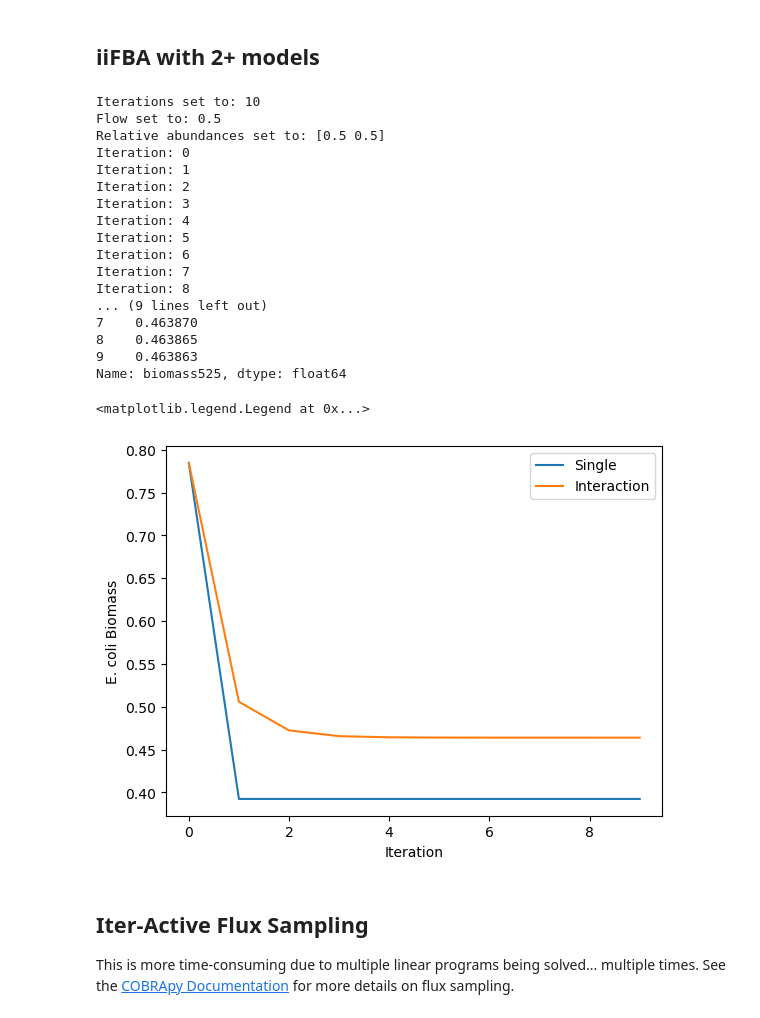
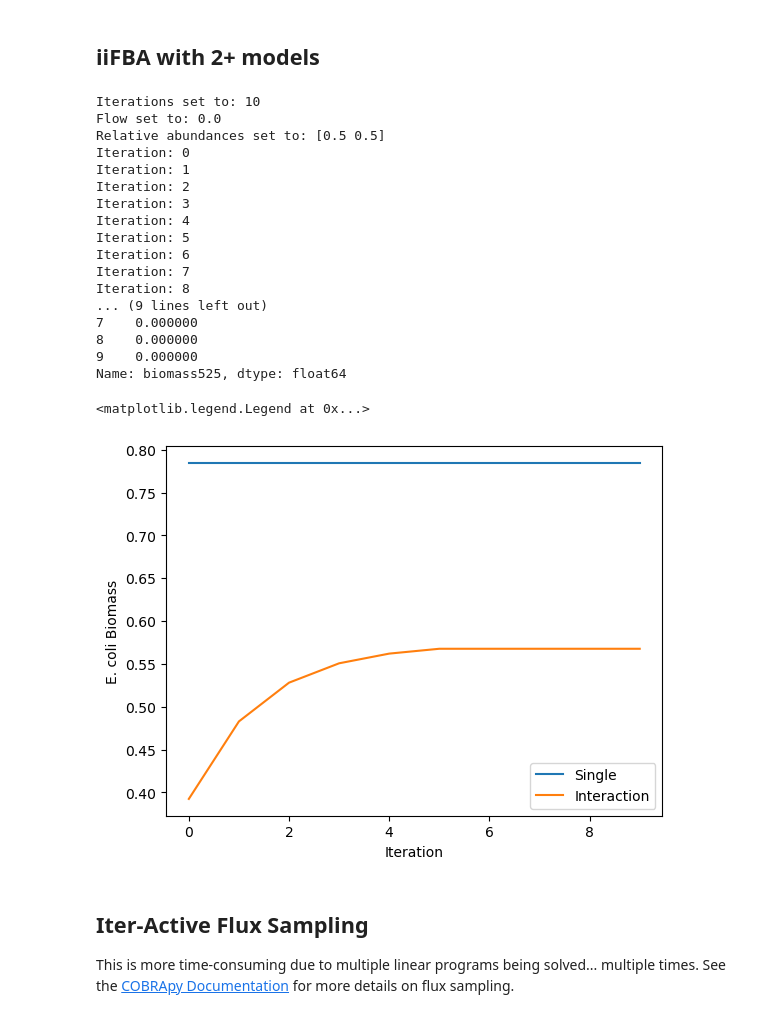
Before and after one commit to m-3-lab/iiFBA, a Jupyter notebook: package/examples/iifba_usage.ipynb, the cells around one changed output. Saved outputs shown, nothing was run; the diff lists cells and outputs as text; code cells hidden in the pictures.

```diff
--- a/package/examples/iifba_usage.ipynb
+++ b/package/examples/iifba_usage.ipynb
@@ -81,7 +95,7 @@ Iter-Active FBA utilizes COBRApy parsimonious FBA for simulation.
 # %%
 from iifba import iipfba
 
-f, F_single = iipfba([EC], media, rel_abund="equal", iters=10, flow=0.5) # defualt values
+f, F_single = iipfba([EC], media, rel_abund="equal", iters=10, flow=0) # defualt values
 
 biomass_id = "biomass525" # change to match biomass rxn id for model
 print(F_single[biomass_id])
@@ -112,13 +126,13 @@ Single Bacteria simulation is simple and will converge to (1-flow)*flow_initial
 # %%
 from iifba import iipfba
 
-f, F_two = iipfba(models, media, rel_abund="equal", iters=10, flow=0.5) # defualt values
+f, F_two = iipfba(models, media, rel_abund="equal", iters=10, flow=0) # defualt values
 
 biomass_id = "biomass525" # change to match biomass rxn id for model
 print(F_two.loc[0, :][biomass_id])
 # %% [output]
 Iterations set to: 10
-Flow set to: 0.5
+Flow set to: 0.0
 Relative abundances set to: [0.5 0.5]
 Iteration: 0
 Iteration: 1
@@ -130,21 +144,21 @@ Iteration: 6
 Iteration: 7
 Iteration: 8
 ... (9 lines left out)
-7    0.463870
-8    0.463865
-9    0.463863
+7    0.000000
+8    0.000000
+9    0.000000
 Name: biomass525, dtype: float64
 # %%
 import matplotlib.pyplot as plt
 
-plt.plot(F_single.loc[0,:][biomass_id], label="Single")
-plt.plot(F_two.loc[0, :][biomass_id], label="Interaction")
+plt.plot(np.cumsum(F_single.loc[0,:][biomass_id]), label="Single")
+plt.plot(np.cumsum(0.5 * F_two.loc[0, :][biomass_id]), label="Interaction")
 plt.xlabel("Iteration")
 plt.ylabel("E. coli Biomass")
 plt.legend()
 # %% [output]
 <matplotlib.legend.Legend at 0x...>
-[figure, old version]
+[figure, new version]
 # %% [markdown]
 ## Iter-Active Flux Sampling
 This is more time-consuming due to multiple linear programs being solved... multiple times. See the [COBRApy Documentation](https://cobrapy.readthedocs.io/en/latest/sampling.html) for more details on flux sampling.
```
Also changed, not shown: parts of 2 cells of this notebook, 2 other files.
